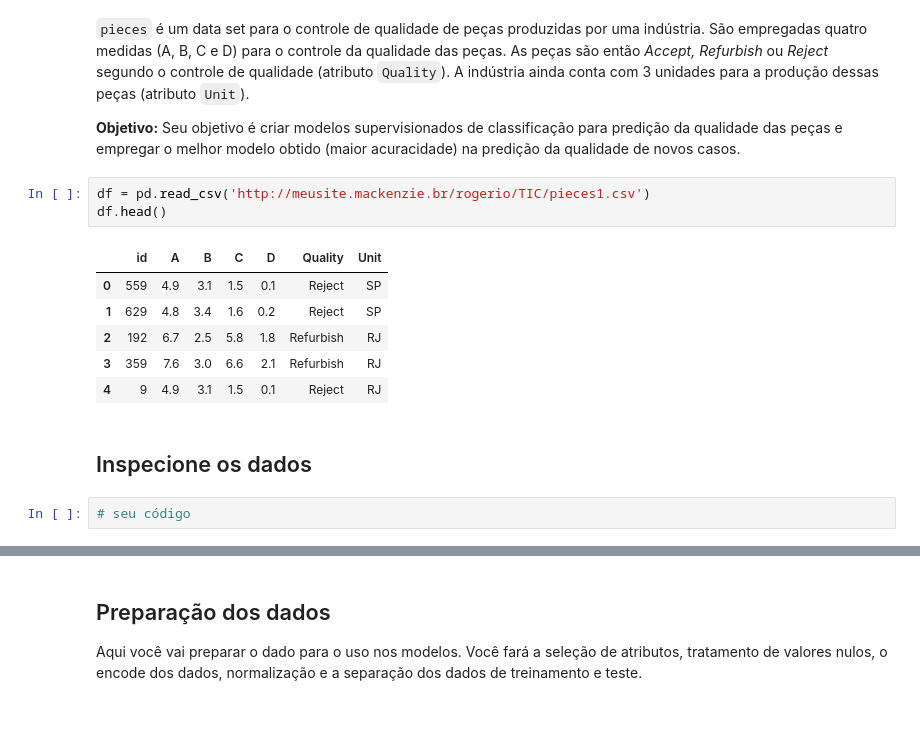
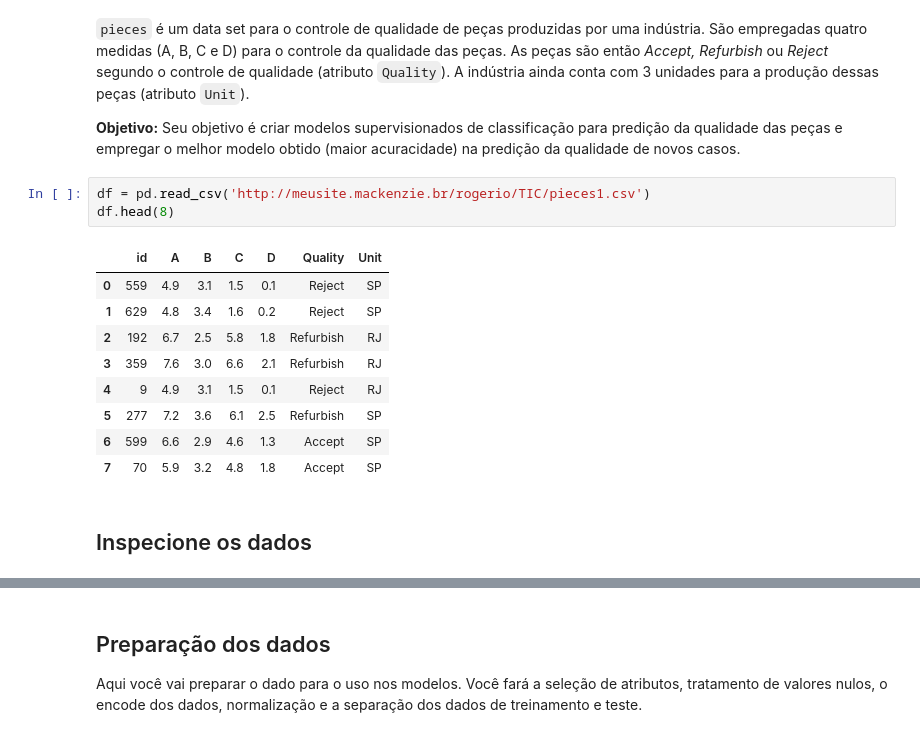
Before and after one commit to augustoberwaldt/mackenzie, a Jupyter notebook: BIG_A3_Classificacao.ipynb, the cells around one changed output, grey strips where cells are left out. Saved outputs shown, nothing was run; the diff lists cells and outputs as text.

```diff
--- a/BIG_A3_Classificacao.ipynb
+++ b/BIG_A3_Classificacao.ipynb
@@ -34,15 +34,16 @@ import seaborn as sns
 **Objetivo:** Seu objetivo é criar modelos supervisionados de classificação para predição da qualidade das peças e empregar o melhor modelo obtido (maior acuracidade) na predição da qualidade de novos casos.
 # %%
 df = pd.read_csv('http://meusite.mackenzie.br/rogerio/TIC/pieces1.csv')
-df.head()
+df.head(8)
 # %% [output]
 |  | id | A | B | C | D | Quality | Unit |
 | 0 | 559 | 4.9 | 3.1 | 1.5 | 0.1 | Reject | SP |
 | 1 | 629 | 4.8 | 3.4 | 1.6 | 0.2 | Reject | SP |
 | 2 | 192 | 6.7 | 2.5 | 5.8 | 1.8 | Refurbish | RJ |
 | 3 | 359 | 7.6 | 3.0 | 6.6 | 2.1 | Refurbish | RJ |
 | 4 | 9 | 4.9 | 3.1 | 1.5 | 0.1 | Reject | RJ |
+| 5 | 277 | 7.2 | 3.6 | 6.1 | 2.5 | Refurbish | SP |
+| 6 | 599 | 6.6 | 2.9 | 4.6 | 1.3 | Accept | SP |
+| 7 | 70 | 5.9 | 3.2 | 4.8 | 1.8 | Accept | SP |
 # %% [markdown]
 ## Inspecione os dados
-# %%
-# seu código
```
Also changed, not shown: parts of 6 cells of this notebook.
